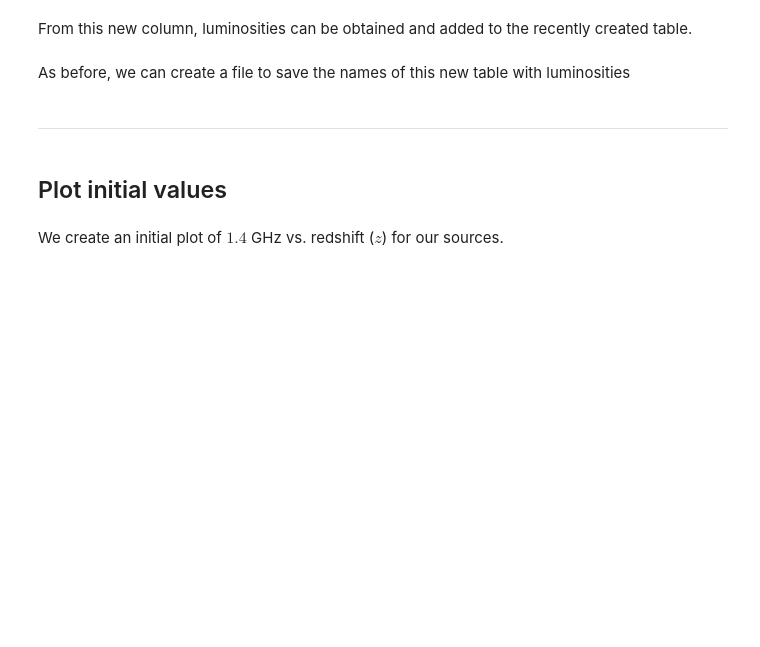
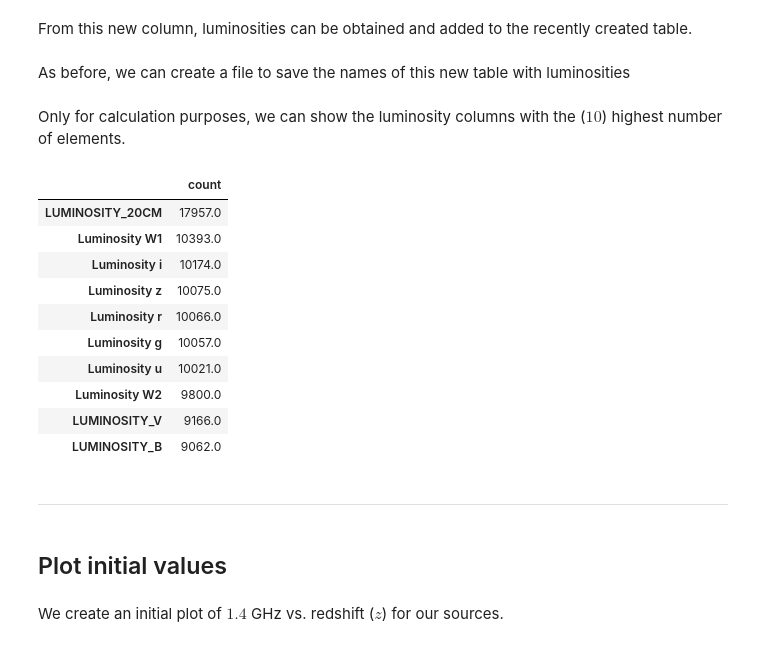
Before and after one commit to racarvajal/work_notes, a Jupyter notebook: Analyze_high_z_cat.ipynb, the cells around one changed output. Drawn from its saved outputs; the diff is of its cells as text; code cells hidden in the pictures; blank space fills up the shorter version.

```diff
--- a/Analyze_high_z_cat.ipynb
+++ b/Analyze_high_z_cat.ipynb
@@ -187,6 +189,24 @@ lums_catalog_df['LUMINOSITY_14GHZ_average'] = lum_from_flux(large_catalog_df['F_
 As before, we can create a file to save the names of this new table with luminosities
 # %%
 # np.savetxt('column_names_lum.txt', lums_catalog_df.columns, fmt='%s', delimiter='\n')
+# %% [markdown]
+Only for calculation purposes, we can show the luminosity columns with the ($10$) highest number of elements.
+# %%
+stats_lums  = pd.DataFrame(lums_catalog_df.describe().loc['count'])
+counts_lums = stats_lums.sort_values('count', ascending=False)
+counts_lums[:10]
+# %% [output]
+|  | count |
+| LUMINOSITY_20CM | 17957.0 |
+| Luminosity W1 | 10393.0 |
+| Luminosity i | 10174.0 |
+| Luminosity z | 10075.0 |
+| Luminosity r | 10066.0 |
+| Luminosity g | 10057.0 |
+| Luminosity u | 10021.0 |
+| Luminosity W2 | 9800.0 |
+| LUMINOSITY_V | 9166.0 |
+| LUMINOSITY_B | 9062.0 |
 # %% [markdown]
 ---
 # %% [markdown]
```
Also changed, not shown: parts of 24 cells of this notebook.
